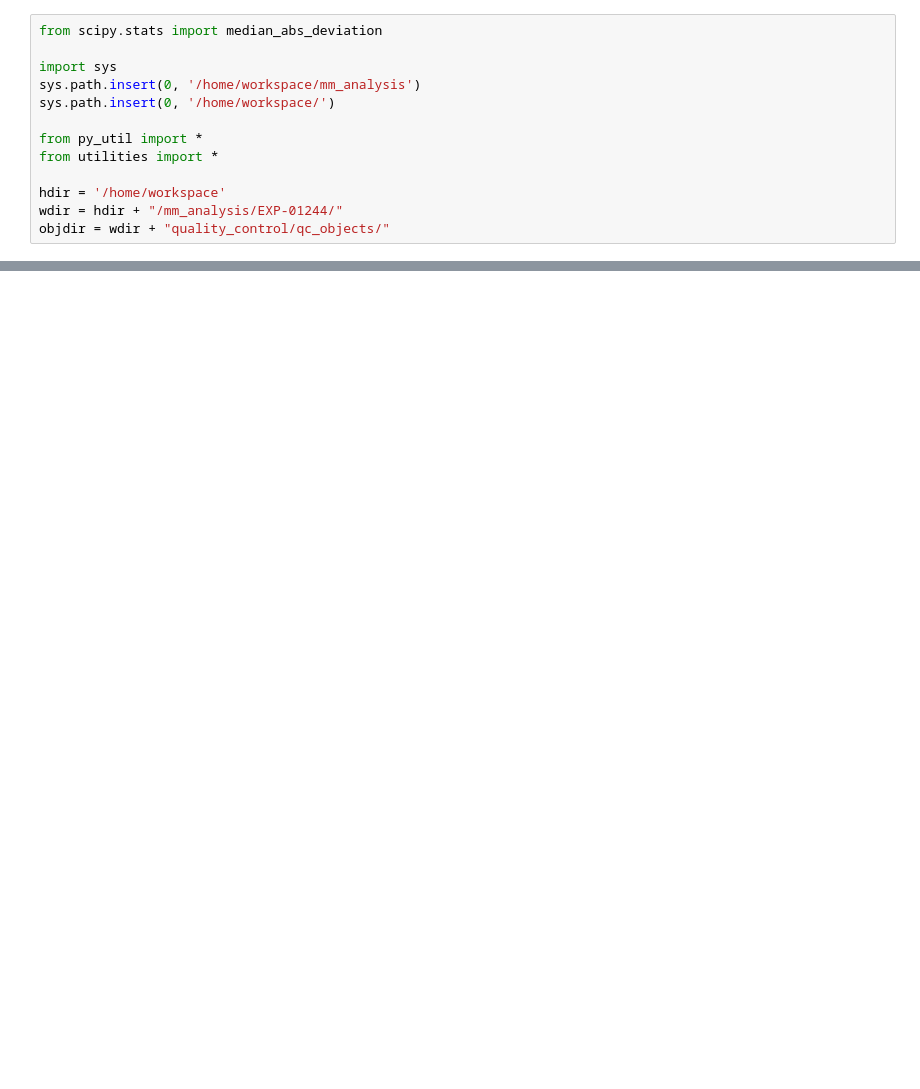
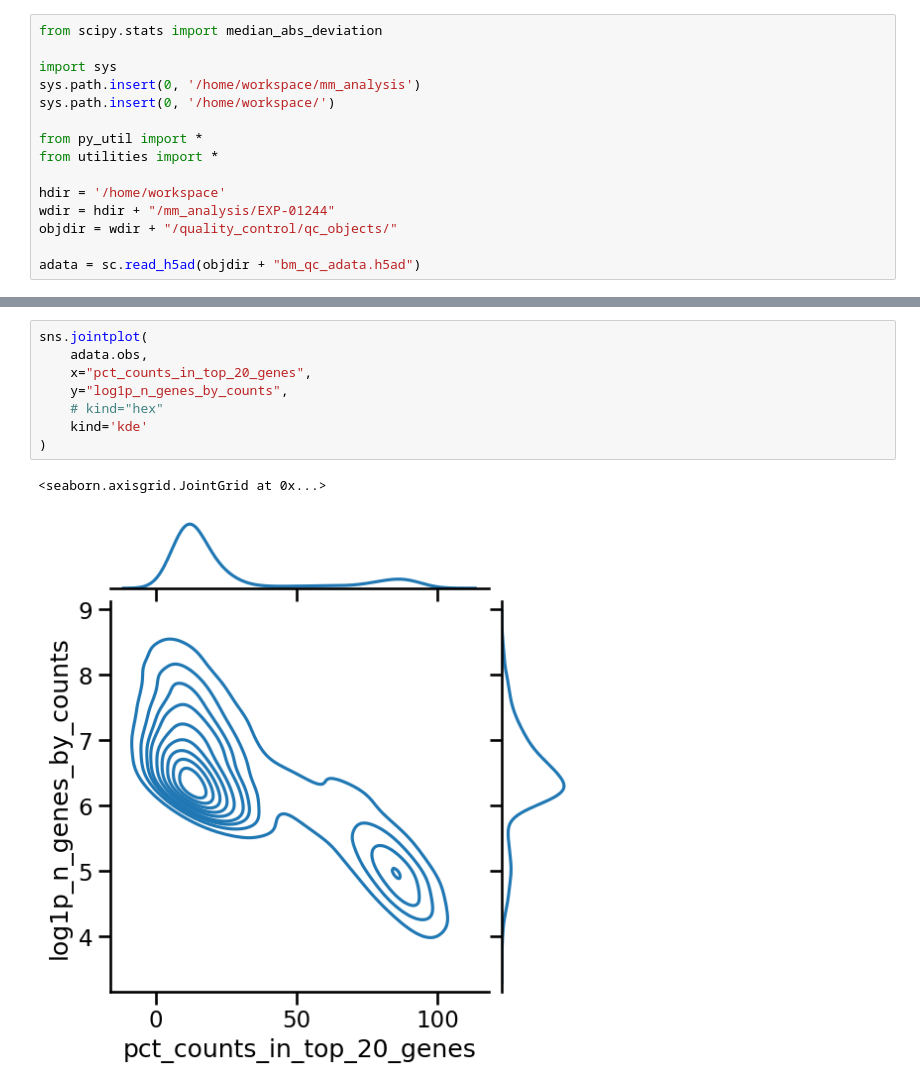
Before and after one commit to kevin-lee-aifi/mm_bm_chip_organoids, a Jupyter notebook: EXP-01244/quality_control/bm_starter.ipynb, the cells around one changed output, grey strips where cells are left out. Cells and saved outputs as stored; diff of their text form; blank space fills up the shorter version.

```diff
--- a/EXP-01244/quality_control/bm_starter.ipynb
+++ b/EXP-01244/quality_control/bm_starter.ipynb
@@ -9,6 +9,8 @@ from py_util import *
 from utilities import *
 
 hdir = '/home/workspace'
-wdir = hdir + "/mm_analysis/EXP-01244/"
-objdir = wdir + "quality_control/qc_objects/"
+wdir = hdir + "/mm_analysis/EXP-01244"
+objdir = wdir + "/quality_control/qc_objects/"
+
+adata = sc.read_h5ad(objdir + "bm_qc_adata.h5ad")
 # %% [markdown]
@@ -115,0 +240,11 @@ bm_adata.write(objdir + 'bm_qc_adata.h5ad', compression='gzip')
+# %%
+sns.jointplot(
+    adata.obs,
+    x="pct_counts_in_top_20_genes",
+    y="log1p_n_genes_by_counts",
+    # kind="hex"
+    kind='kde'
+)
+# %% [output]
+<seaborn.axisgrid.JointGrid at 0x...>
+[figure, added]
```
Also changed, not shown: parts of 6 cells of this notebook, 4 other files.
